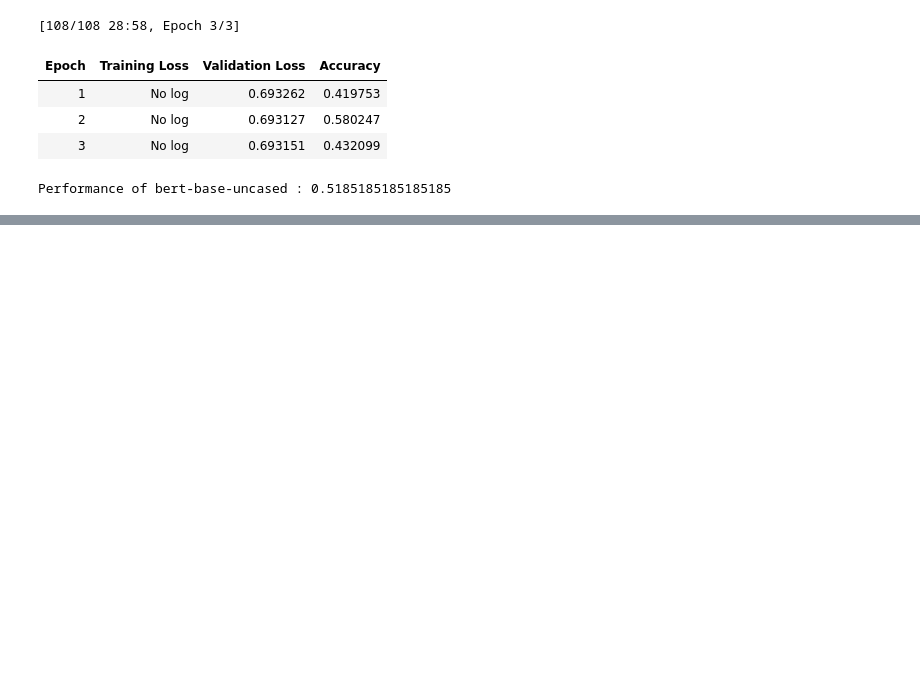
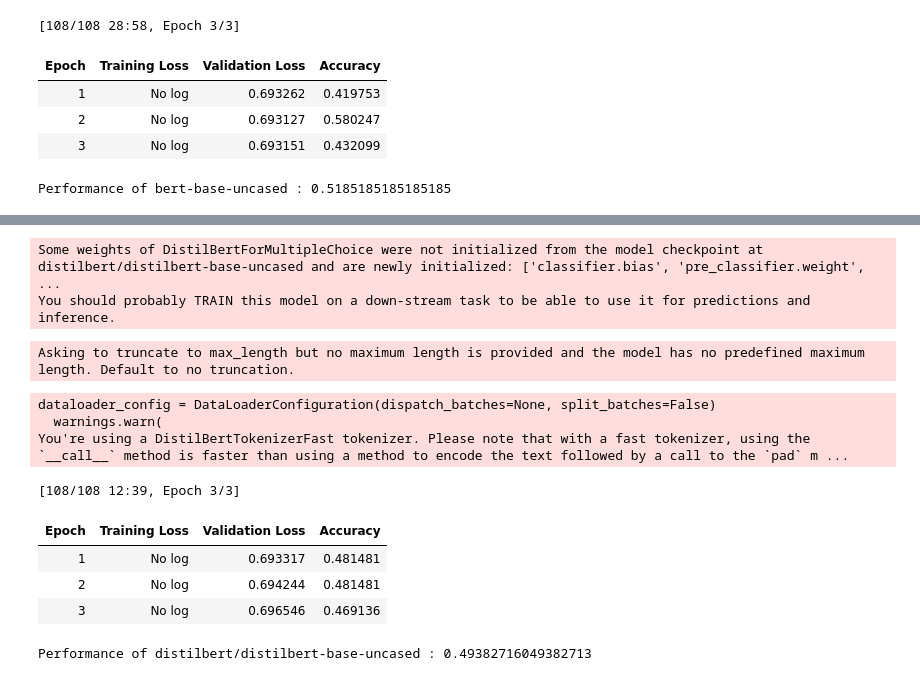
Before and after one commit to giev7074/NLPGroup5, a Jupyter notebook: Project3Code.ipynb, the cells around one changed output, grey strips where cells are left out. Saved outputs shown, nothing was run; the diff lists cells and outputs as text; code cells hidden in the pictures; blank space fills up the shorter version.

```diff
--- a/Project3Code.ipynb
+++ b/Project3Code.ipynb
@@ -372,0 +377,15 @@ You're using a RobertaTokenizerFast tokenizer. Please note that with a fast toke
+# %%
+trainAndEval("distilbert/distilbert-base-uncased", 16)
+# %% [output]
+Some weights of DistilBertForMultipleChoice were not initialized from the model checkpoint at distilbert/distilbert-base-uncased and are newly initialized: ['classifier.bias', 'pre_classifier.weight', ...
+You should probably TRAIN this model on a down-stream task to be able to use it for predictions and inference.
+Asking to truncate to max_length but no maximum length is provided and the model has no predefined maximum length. Default to no truncation.
+dataloader_config = DataLoaderConfiguration(dispatch_batches=None, split_batches=False)
+  warnings.warn(
+You're using a DistilBertTokenizerFast tokenizer. Please note that with a fast tokenizer, using the `__call__` method is faster than using a method to encode the text followed by a call to the `pad` m ...
+[108/108 12:39, Epoch 3/3]
+| Epoch | Training Loss | Validation Loss | Accuracy |
+| 1 | No log | 0.693317 | 0.481481 |
+| 2 | No log | 0.694244 | 0.481481 |
+| 3 | No log | 0.696546 | 0.469136 |
+Performance of distilbert/distilbert-base-uncased : 0.49382716049382713
```
Also changed, not shown: parts of 5 cells of this notebook.
